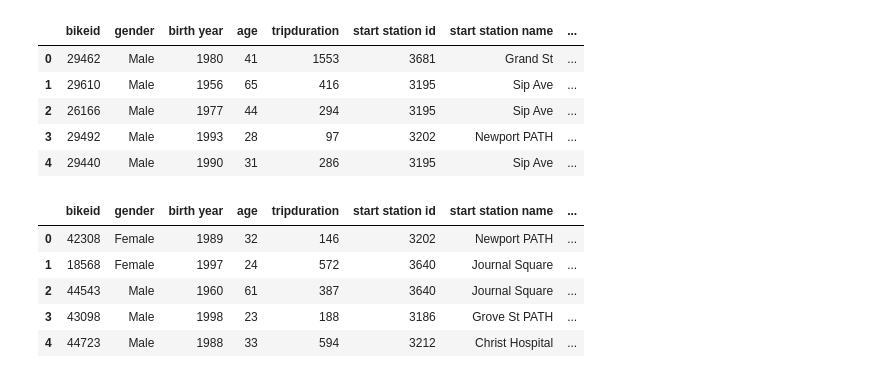
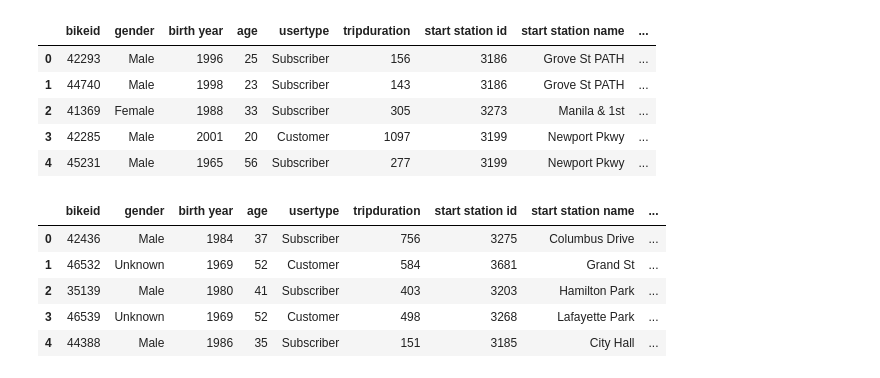
Before and after one commit to mmheredia/Tableau-Project, a Jupyter notebook: Cleaning/cleaning.ipynb, the cells around one changed output. Cells and saved outputs as stored; diff of their text form; code cells hidden in the pictures.

Commit message:
Changing date timeframe.

```diff
--- a/Cleaning/cleaning.ipynb
+++ b/Cleaning/cleaning.ipynb
@@ -78,16 +49,17 @@ dtype: object
 # %%
 # Changing gender column to string values
 
-bike_data_2019['gender'] = bike_data_2019['gender'].astype(str)
-bike_data_2020['gender'] = bike_data_2020['gender'].astype(str)
+bike_data_202010['gender'] = bike_data_202010['gender'].astype(str)
+bike_data_202011['gender'] = bike_data_202011['gender'].astype(str)
+bike_data_202012['gender'] = bike_data_202012['gender'].astype(str)
 # %%
-# Changing gender column to reflect Female/Male for 2019
+# Changing gender column to reflect Female/Male for 202010
 
-gender_2019 = bike_data_2019['gender']
-female_2019 = gender_2019.replace('2', 'Female')
-male_2019 = female_2019.replace('1', 'Male')
-unknown_2019 = male_2019.replace('0', 'Unknown')
-bike_data_2019['gender'] = unknown_2019
-bike_data_2019.head()
+gender_202010 = bike_data_202010['gender']
+female_202010 = gender_202010.replace('2', 'Female')
+male_202010 = female_202010.replace('1', 'Male')
+unknown_202010 = male_202010.replace('0', 'Unknown')
+bike_data_202010['gender'] = unknown_202010
+bike_data_202010.head()
 # %% [output]
 |  | tripduration | starttime | stoptime | start station id | start station name | start station latitude | ... |
@@ -117,47 +105,53 @@ bike_data_2020.head()
 
 current_year = 2021
 
-birth_year_2019 = bike_data_2019['birth year']
-age = current_year - birth_year_2019
-bike_data_2019['age'] = age
+birth_year_202010 = bike_data_202010['birth year']
+age = current_year - birth_year_202010
+bike_data_202010['age'] = age
 
-birth_year_2020 = bike_data_2020['birth year']
-age = current_year - birth_year_2020
-bike_data_2020['age'] = age
+birth_year_202011 = bike_data_202011['birth year']
+age = current_year - birth_year_202011
+bike_data_202011['age'] = age
+
+birth_year_202012 = bike_data_202012['birth year']
+age = current_year - birth_year_202012
+bike_data_202012['age'] = age
 # %%
-# Rearrange 2019 columns
+# Rearrange 202010 columns
 
-bike_data_2019_rearranged = bike_data_2019[["bikeid",
+bike_data_202010_rearranged = bike_data_202010[["bikeid",
                                        "gender",
                                        "birth year",
                                        "age",
+                                       "usertype",
                                        "tripduration",
                                        "start station id",
                                        "start station name",
                                        "start station latitude",
                                        "start station longitude",
                                        "starttime",
                                        "end station id",
                                        "end station name",
                                        "end station latitude",
                                        "end station longitude",
                                        "stoptime"]]
 
-bike_data_2019_rearranged.head()
+bike_data_202010_rearranged.head()
 # %% [output]
-|  | bikeid | gender | birth year | age | tripduration | start station id | start station name | ... |
-| 0 | 29462 | Male | 1980 | 41 | 1553 | 3681 | Grand St | ... |
-| 1 | 29610 | Male | 1956 | 65 | 416 | 3195 | Sip Ave | ... |
-| 2 | 26166 | Male | 1977 | 44 | 294 | 3195 | Sip Ave | ... |
-| 3 | 29492 | Male | 1993 | 28 | 97 | 3202 | Newport PATH | ... |
-| 4 | 29440 | Male | 1990 | 31 | 286 | 3195 | Sip Ave | ... |
+|  | bikeid | gender | birth year | age | usertype | tripduration | start station id | start station name | ... |
+| 0 | 42293 | Male | 1996 | 25 | Subscriber | 156 | 3186 | Grove St PATH | ... |
+| 1 | 44740 | Male | 1998 | 23 | Subscriber | 143 | 3186 | Grove St PATH | ... |
+| 2 | 41369 | Female | 1988 | 33 | Subscriber | 305 | 3273 | Manila & 1st | ... |
+| 3 | 42285 | Male | 2001 | 20 | Customer | 1097 | 3199 | Newport Pkwy | ... |
+| 4 | 45231 | Male | 1965 | 56 | Subscriber | 277 | 3199 | Newport Pkwy | ... |
 # %%
-# Rearrange 2020 columns
+# Rearrange 202011 columns
 
-bike_data_2020_rearranged = bike_data_2020[["bikeid",
+bike_data_202011_rearranged = bike_data_202011[["bikeid",
                                        "gender",
                                        "birth year",
                                        "age",
+                                       "usertype",
                                        "tripduration",
                                        "start station id",
                                        "start station name",
@@ -170,11 +164,11 @@ bike_data_2020_rearranged = bike_data_2020[["bikeid",
                                        "end station longitude",
                                        "stoptime"]]
 
-bike_data_2020_rearranged.head()
+bike_data_202011_rearranged.head()
 # %% [output]
-|  | bikeid | gender | birth year | age | tripduration | start station id | start station name | ... |
-| 0 | 42308 | Female | 1989 | 32 | 146 | 3202 | Newport PATH | ... |
-| 1 | 18568 | Female | 1997 | 24 | 572 | 3640 | Journal Square | ... |
-| 2 | 44543 | Male | 1960 | 61 | 387 | 3640 | Journal Square | ... |
-| 3 | 43098 | Male | 1998 | 23 | 188 | 3186 | Grove St PATH | ... |
-| 4 | 44723 | Male | 1988 | 33 | 594 | 3212 | Christ Hospital | ... |
+|  | bikeid | gender | birth year | age | usertype | tripduration | start station id | start station name | ... |
+| 0 | 42436 | Male | 1984 | 37 | Subscriber | 756 | 3275 | Columbus Drive | ... |
+| 1 | 46532 | Unknown | 1969 | 52 | Customer | 584 | 3681 | Grand St | ... |
+| 2 | 35139 | Male | 1980 | 41 | Subscriber | 403 | 3203 | Hamilton Park | ... |
+| 3 | 46539 | Unknown | 1969 | 52 | Customer | 498 | 3268 | Lafayette Park | ... |
+| 4 | 44388 | Male | 1986 | 35 | Subscriber | 151 | 3185 | City Hall | ... |
```
Also changed, not shown: parts of 14 cells of this notebook, 11 other files.
